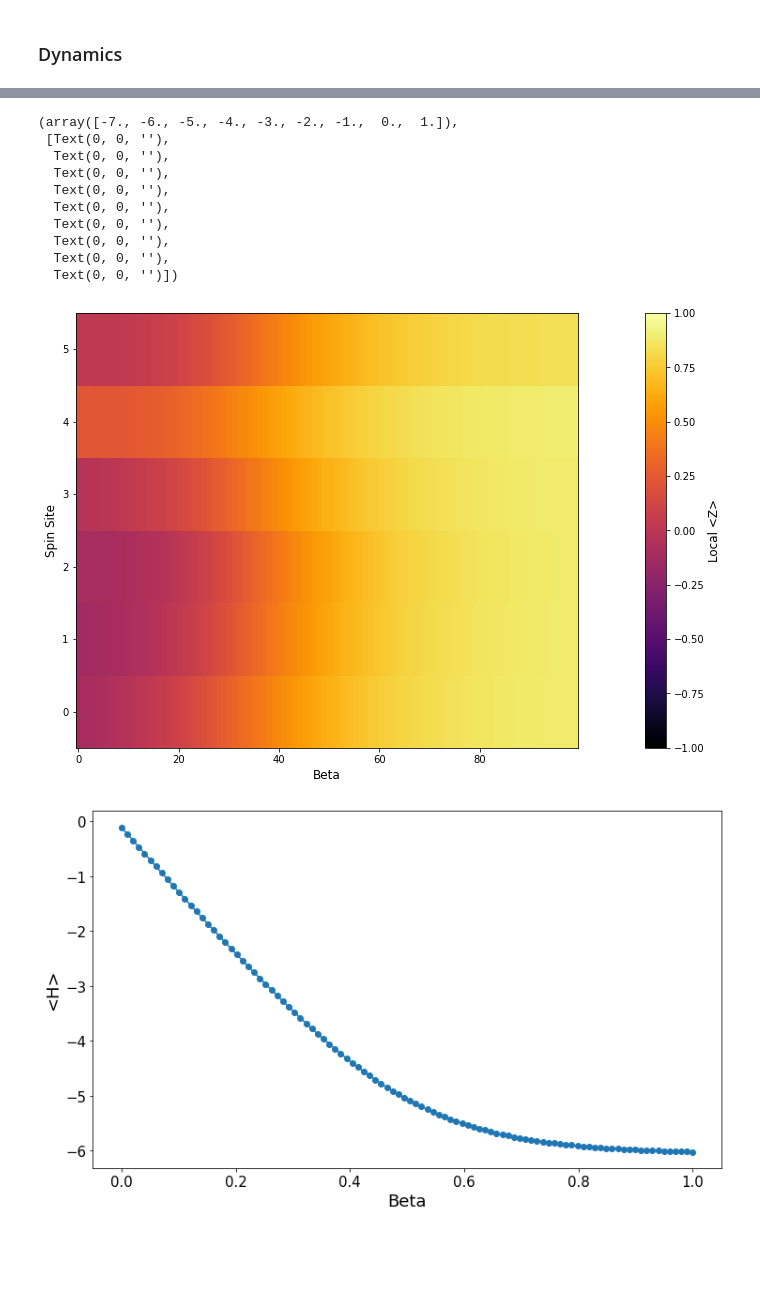
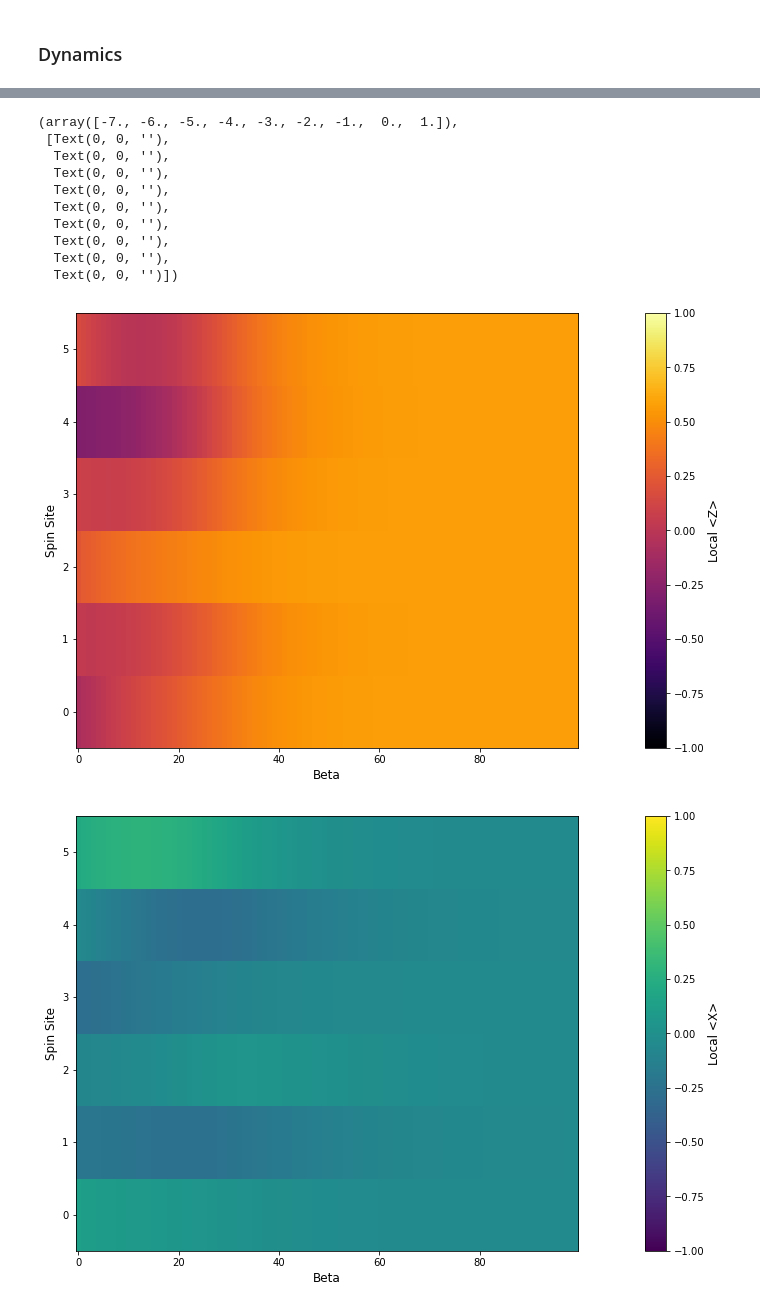
Before and after one commit to mattp97/Trotter-Qdrift-Simulation, a Jupyter notebook: QMC.ipynb, the cells around one changed output, grey strips where cells are left out. Drawn from its saved outputs; the diff is of its cells as text; code cells hidden in the pictures; blank space fills up the shorter version.

```diff
--- a/QMC.ipynb
+++ b/QMC.ipynb
@@ -140,11 +136,11 @@ def ising_model(dim, b_field = 0, rng_seed=1):
     for i in range(dim):
         for j in range(dim):
             if ((i==j+1) or (i==0 and j == dim-1)):
-                ham_list.append(-1* np.matmul(initialize_operator(Z, i, dim), initialize_operator(Z, j, dim)))
+                ham_list.append(-1 * np.matmul(initialize_operator(Z, i, dim), initialize_operator(Z, j, dim)))
 
 
         if b_field != 0:
-            ham_list.append(b_field * initialize_operator(X, j, dim))
+            ham_list.append(b_field * initialize_operator(X, i, dim))
 
     return np.array(ham_list)
 # %%
@@ -329,26 +329,31 @@ print(emplist[-4:])
 ### Dynamics
 # %%
 dim = 6
-ising = normalize_hamiltonian(ising_model(dim=dim, b_field=0.1))
-cooler = CompositeSim(ising, inner_order=1, nb=100, state_rand=True, use_density_matrices=True, exact_qd=True, imag_time=True, rng_seed=1)
-partition_sim(cooler, "qdrift")
+#ising = normalize_hamiltonian(ising_model(dim=dim, b_field=1.5))
+ising = ising_model(dim=dim, b_field=0.1)
+cooler = CompositeSim(ising, inner_order=1, nb=1, state_rand=True, use_density_matrices=True, exact_qd=True, imag_time=True, rng_seed=10)
+partition_sim(cooler, "trotter")
 print(cooler.initial_state)
 
-beta = np.linspace(0.00001, 1, 100)
+beta = np.linspace(0.00001, 1.5, 100)
 populations = []
 energies = []
 spins = []
 amplitudes = np.zeros((2**dim, len(beta)))
+x_measurements = []
 
 for b in range(len(beta)):
-    state_t = cooler.simulate(time=beta[b], iterations=1)
+    state_t = cooler.simulate(time=beta[b], iterations=100)
     if cooler.use_density_matrices == True:
         #populations.append(np.real(np.diag(state_t))
         energies.append(np.real(np.trace(sum(ising) @ state_t)))
         local_spin = []
+        local_x = []
         for j in range(dim):
             local_spin.append(np.real(np.trace(state_t @ initialize_operator(Z, j, dim))))
+            local_x.append(np.real(np.trace(state_t @ initialize_operator(X, j, dim))))
         spins.append(local_spin)
+        x_measurements.append(local_x)
     else:
         energies.append(np.real((state_t.T.conj() @ sum(ising) @ state_t).flat[0]))
         amplitudes[:, b] =  np.real(np.abs(state_t.flat[0])**2)
@@ -376,30 +381,40 @@ amplitudes = np.transpose(amplitudes)
 # %%
 plt.figure(figsize = (12,8))
 #plt.ylim(-60,60) #limits the range the plot shows
 plt.xlabel('Beta', size = 12)
 plt.ylabel('Spin Site', size = 12)
 plt.imshow(np.transpose(spins), origin = 'lower', aspect = 'auto',
            cmap = 'inferno', vmax=1, vmin=-1, interpolation = 'none')
 # vmax alters the sensitivity of the colour plot, so increase for large particle numbers
 cbar = plt.colorbar(pad = 0.1) #pad chooses the distance of the colour bar from the plot
 cbar.set_label('Local <Z>',size=12)
 
+plt.figure(figsize = (12,8))
+#plt.ylim(-60,60) #limits the range the plot shows
+plt.xlabel('Beta', size = 12)
+plt.ylabel('Spin Site', size = 12)
+plt.imshow(np.transpose(x_measurements), origin = 'lower', aspect = 'auto',
+             vmax=1, vmin=-1, interpolation = 'none')
+# vmax alters the sensitivity of the colour plot, so increase for large particle numbers
+cbar = plt.colorbar(pad = 0.1) #pad chooses the distance of the colour bar from the plot
+cbar.set_label('Local <X>',size=12)
+
 plt.figure(figsize = (12, 7))
 plt.plot(beta, energies, 'o-')
 plt.xlabel('Beta', size = 18)
 plt.ylabel('<H>', size = 18)
 plt.xticks(fontsize=15, rotation=0)
 plt.yticks(fontsize=15)
 # %% [output]
 (array([-7., -6., -5., -4., -3., -2., -1.,  0.,  1.]),
  [Text(0, 0, ''),
   Text(0, 0, ''),
   Text(0, 0, ''),
   Text(0, 0, ''),
   Text(0, 0, ''),
   Text(0, 0, ''),
   Text(0, 0, ''),
   Text(0, 0, ''),
   Text(0, 0, '')])
-[figure, old version]
+[figure, new version]
-[figure, old version]
+[figure, new version]
```
Also changed, not shown: parts of 15 cells of this notebook, 9 other files.
